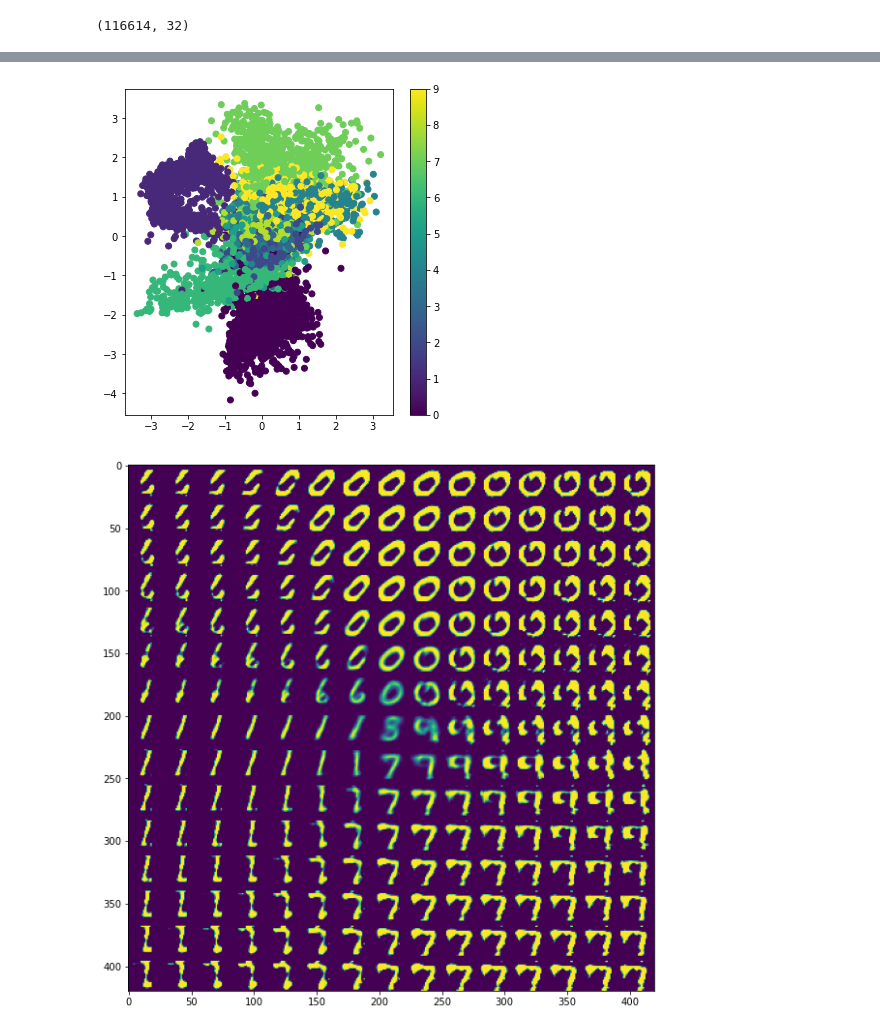
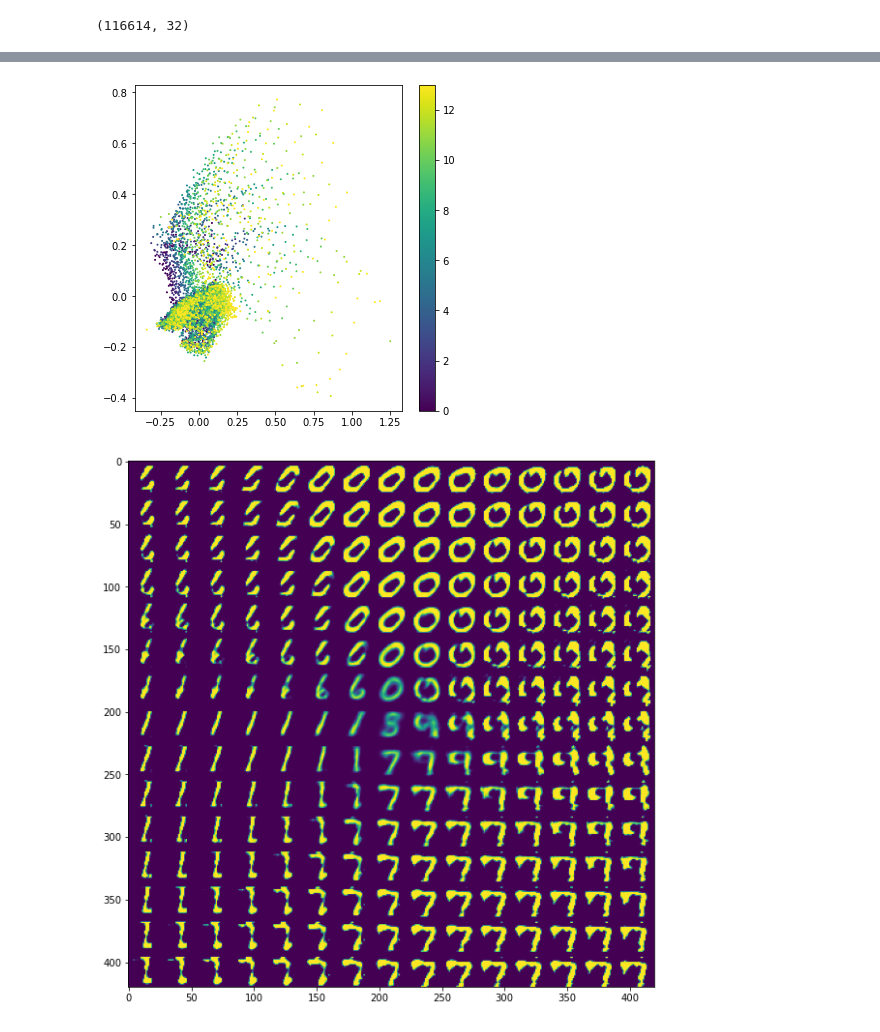
Before and after one commit to ViskaWei/AE, a Jupyter notebook: nb/explore_vae.ipynb, the cells around one changed output, grey strips where cells are left out. Saved outputs shown, nothing was run; the diff lists cells and outputs as text; code cells hidden in the pictures.

```diff
--- a/nb/explore_vae.ipynb
+++ b/nb/explore_vae.ipynb
@@ -262,6 +261,0 @@ x_test = x_test.reshape((len(x_test), np.prod(x_test.shape[1:])))
-# %%
-vae.fit(x_train, x_train,
-        epochs=30,
-        batch_size=32,
-        verbose=0,
-        validation_data=(x_test, x_test))
@@ -285,0 +262,2 @@ Epoch 17/100
+# %%
+df_para = pd.read_csv("/home/swei20/AE/data/para.csv")
@@ -285,0 +280,5 @@ Epoch 17/100
+# %%
+df3d = df_para[(df_para['C_M']==0) & (df_para["O_M"]==0)]
+para3d_idx = df3d.index
+# %%
+x_test = x_train[para3d_idx]
@@ -286,11 +390,11 @@ Epoch 17/100
 # %%
 x_test_encoded = encoder.predict(x_test)[-1]
 plt.figure(figsize=(6, 6))
-plt.scatter(x_test_encoded[:, 0], x_test_encoded[:, 1], c=y_test)
+plt.scatter(x_test_encoded[:, 0], x_test_encoded[:, 1], c=df3d["Fe"], s=1)
 plt.colorbar()
 plt.show()
 # %% [output]
-[figure, old version]
+[figure, new version]
 # %%
 n = 15  # figure with 15x15 digits
 digit_size = 28
```
Also changed, not shown: parts of 40 cells of this notebook, 16 other files.
